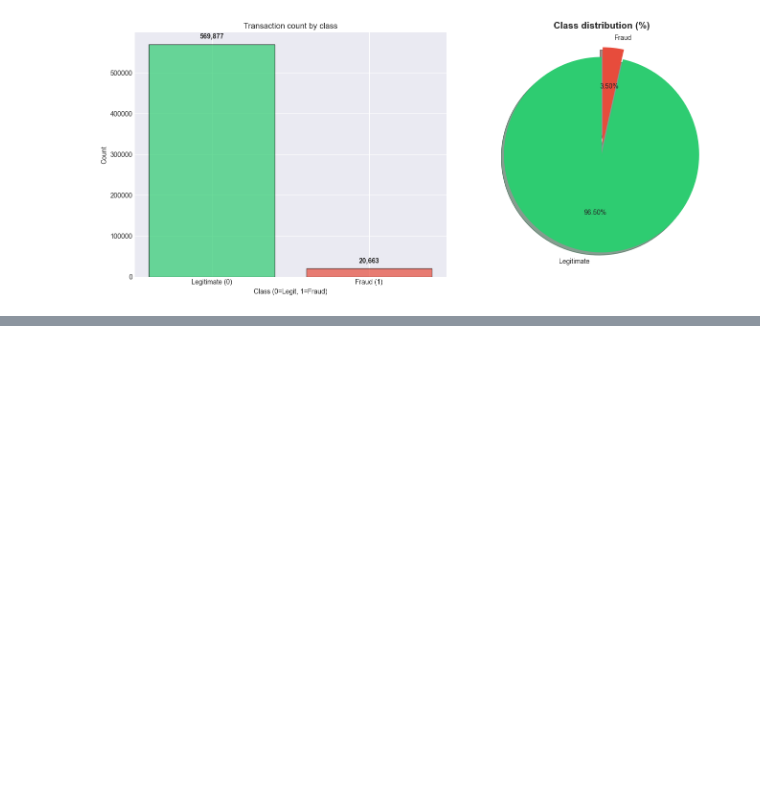
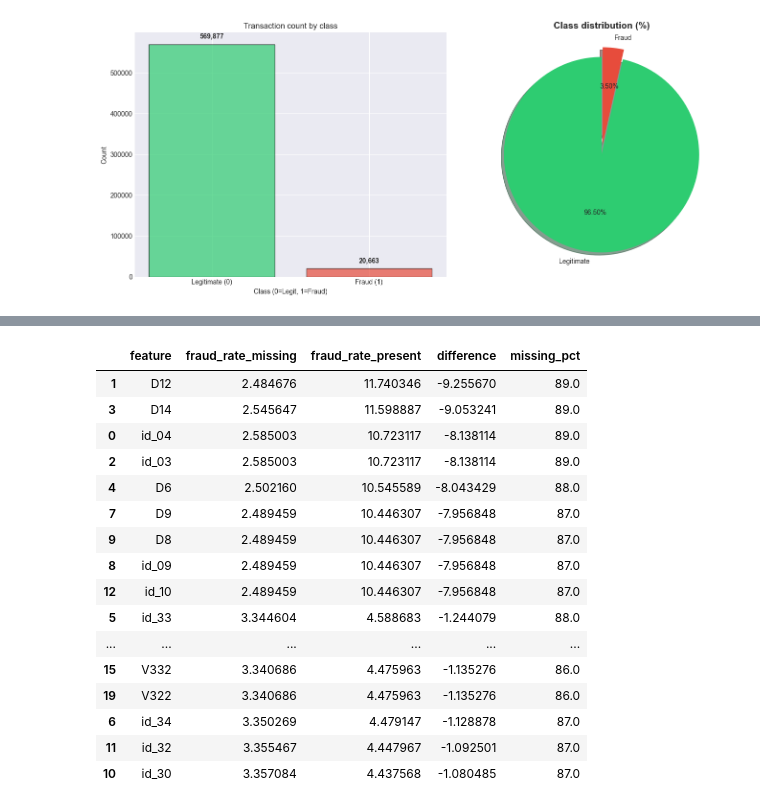
Before and after one commit to Don-Alvin/fraud-detection-system, a Jupyter notebook: research/notebooks/01_data_exploration.ipynb, the cells around one changed output, grey strips where cells are left out. Saved outputs shown, nothing was run; the diff lists cells and outputs as text; code cells hidden in the pictures; blank space fills up the shorter version.

```diff
--- a/research/notebooks/01_data_exploration.ipynb
+++ b/research/notebooks/01_data_exploration.ipynb
@@ -188,0 +193,35 @@ plt.show()
+# %%
+# Overall missing value statistics
+missing = train.isnull().sum()
+missing_pct = round((missing / len(train)) * 100)
+
+missing_df = pd.DataFrame({
+    'feature': missing.index,
+    'missing_count': missing.values,
+    'missing_pct': missing_pct.values
+}).sort_values('missing_pct', ascending=False)
+
+total_cells = train.shape[0] * train.shape[1]
+total_missing = missing.sum()
+overall_missing_pct = (total_missing / total_cells) * 100
+
+print(f"Total cells: {total_cells:,}")
+print(f"Missing cells: {total_missing:,}")
+print(f"Overall missing rate: {overall_missing_pct:.2f}%")
+
+features_with_missing = (missing > 0).sum()
+features_complete = (missing == 0).sum()
+
+print(missing)
+print(f"{features_complete} ({features_complete/len(train.columns)*100:.1f}%)")
+print(f"{features_with_missing} ({features_with_missing/len(train.columns)*100:.1f}%)")
+
+print("Missing values distribution")
+bins = [0, 1, 10, 25, 50, 75, 90, 95, 100]
+labels = ['0-1%', '1-10%', '10-25%', '25-50%', '50-75%', '75-90%', '90-95%', '95-100%']
+
+missing_distribution = pd.cut(missing_pct, bins=bins, labels=labels).value_counts().sort_index()
+
+for category, count in missing_distribution.items():
+    if count > 0:
+        print(f"{category:12s}: {count:3d} features")
@@ -188,0 +420,20 @@ plt.show()
+# %%
+fraud_corr_df
+# %% [output]
+|  | feature | fraud_rate_missing | fraud_rate_present | difference | missing_pct |
+| 1 | D12 | 2.484676 | 11.740346 | -9.255670 | 89.0 |
+| 3 | D14 | 2.545647 | 11.598887 | -9.053241 | 89.0 |
+| 0 | id_04 | 2.585003 | 10.723117 | -8.138114 | 89.0 |
+| 2 | id_03 | 2.585003 | 10.723117 | -8.138114 | 89.0 |
+| 4 | D6 | 2.502160 | 10.545589 | -8.043429 | 88.0 |
+| 7 | D9 | 2.489459 | 10.446307 | -7.956848 | 87.0 |
+| 9 | D8 | 2.489459 | 10.446307 | -7.956848 | 87.0 |
+| 8 | id_09 | 2.489459 | 10.446307 | -7.956848 | 87.0 |
+| 12 | id_10 | 2.489459 | 10.446307 | -7.956848 | 87.0 |
+| 5 | id_33 | 3.344604 | 4.588683 | -1.244079 | 88.0 |
+| ... | ... | ... | ... | ... | ... |
+| 15 | V332 | 3.340686 | 4.475963 | -1.135276 | 86.0 |
+| 19 | V322 | 3.340686 | 4.475963 | -1.135276 | 86.0 |
+| 6 | id_34 | 3.350269 | 4.479147 | -1.128878 | 87.0 |
+| 11 | id_32 | 3.355467 | 4.447967 | -1.092501 | 87.0 |
+| 10 | id_30 | 3.357084 | 4.437568 | -1.080485 | 87.0 |
```
Also changed, not shown: parts of 13 cells of this notebook, 2 other files.
